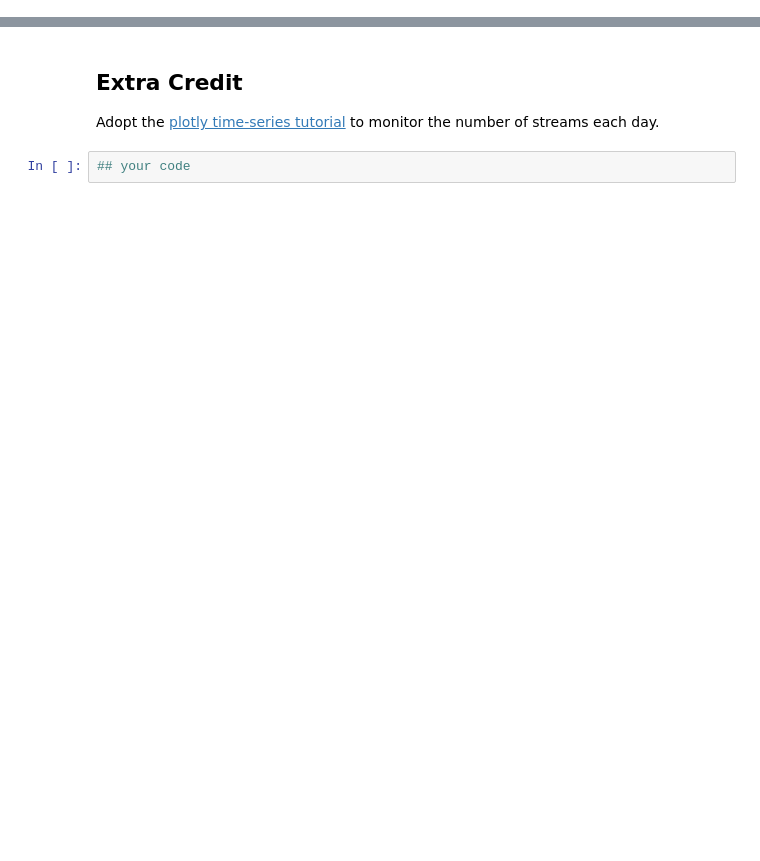
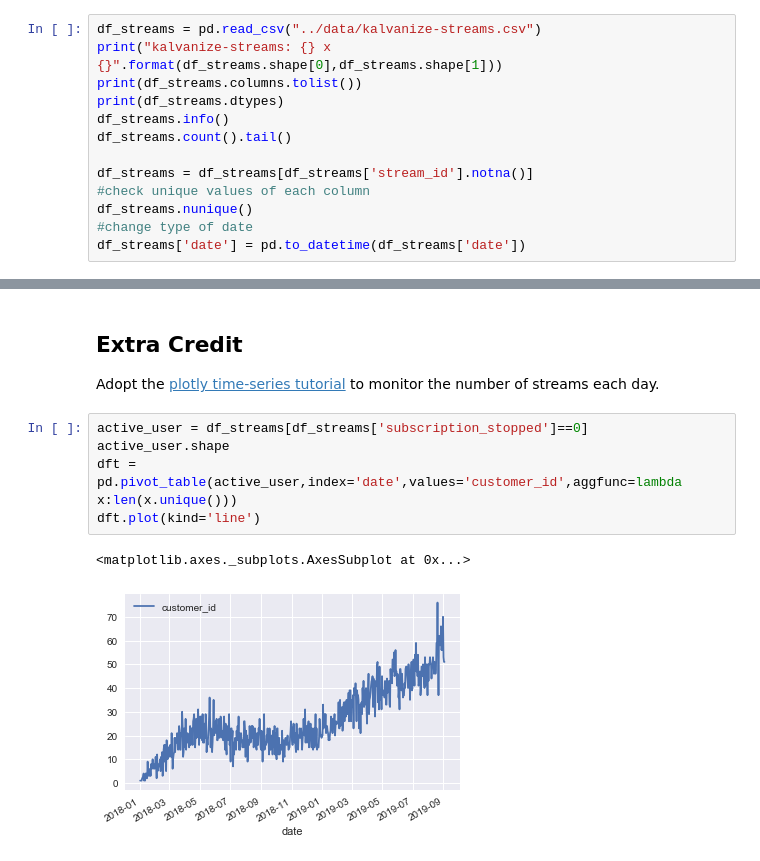
Before and after one commit to tguok12/workflows-storytelling, a Jupyter notebook: assignment/assignment-storytelling.ipynb, the cells around one changed output, grey strips where cells are left out. Saved outputs shown, nothing was run; the diff lists cells and outputs as text; blank space fills up the shorter version.

```diff
--- a/assignment/assignment-storytelling.ipynb
+++ b/assignment/assignment-storytelling.ipynb
@@ -36,0 +104,13 @@ You are going to want to spend a little time getting to know the data.  Are ther
+# %%
+df_streams = pd.read_csv("../data/kalvanize-streams.csv")
+print("kalvanize-streams: {} x {}".format(df_streams.shape[0],df_streams.shape[1]))
+print(df_streams.columns.tolist())
+print(df_streams.dtypes)
+df_streams.info()
+df_streams.count().tail()
+
+df_streams = df_streams[df_streams['stream_id'].notna()]
+#check unique values of each column
+df_streams.nunique()
+#change type of date
+df_streams['date'] = pd.to_datetime(df_streams['date'])
@@ -71,5 +280,11 @@ HINT: You can use hypothesis testing and or visualization to figure out what is
 ## Extra Credit
 
 Adopt the [plotly time-series tutorial](https://plotly.com/python/time-series/) to monitor the number of streams each day.
-# %%
-## your code
+# %%
+active_user = df_streams[df_streams['subscription_stopped']==0]
+active_user.shape
+dft = pd.pivot_table(active_user,index='date',values='customer_id',aggfunc=lambda x:len(x.unique()))
+dft.plot(kind='line')
+# %% [output]
+<matplotlib.axes._subplots.AxesSubplot at 0x...>
+[figure, added]
```
Also changed, not shown: parts of 20 cells of this notebook, 2 other files.
